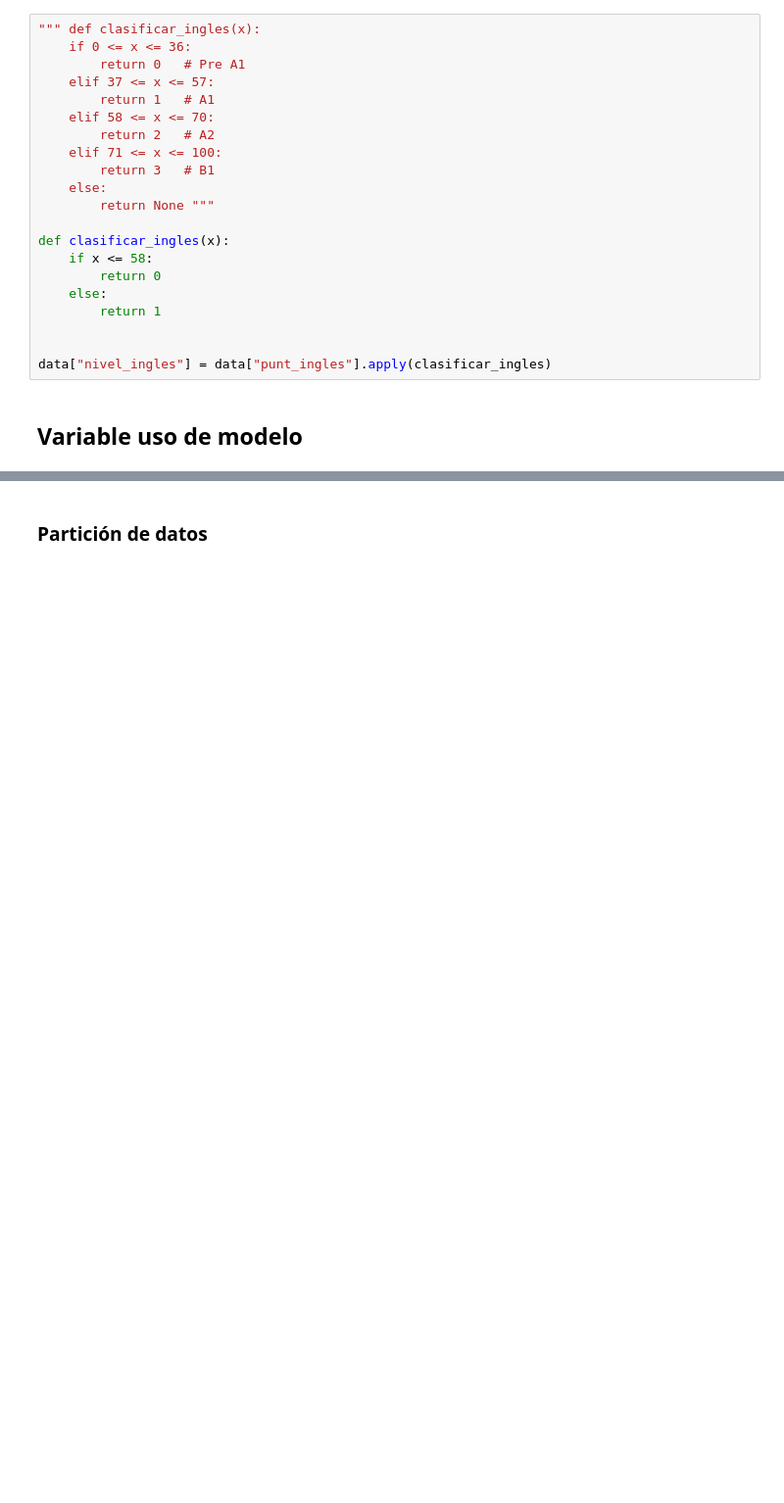
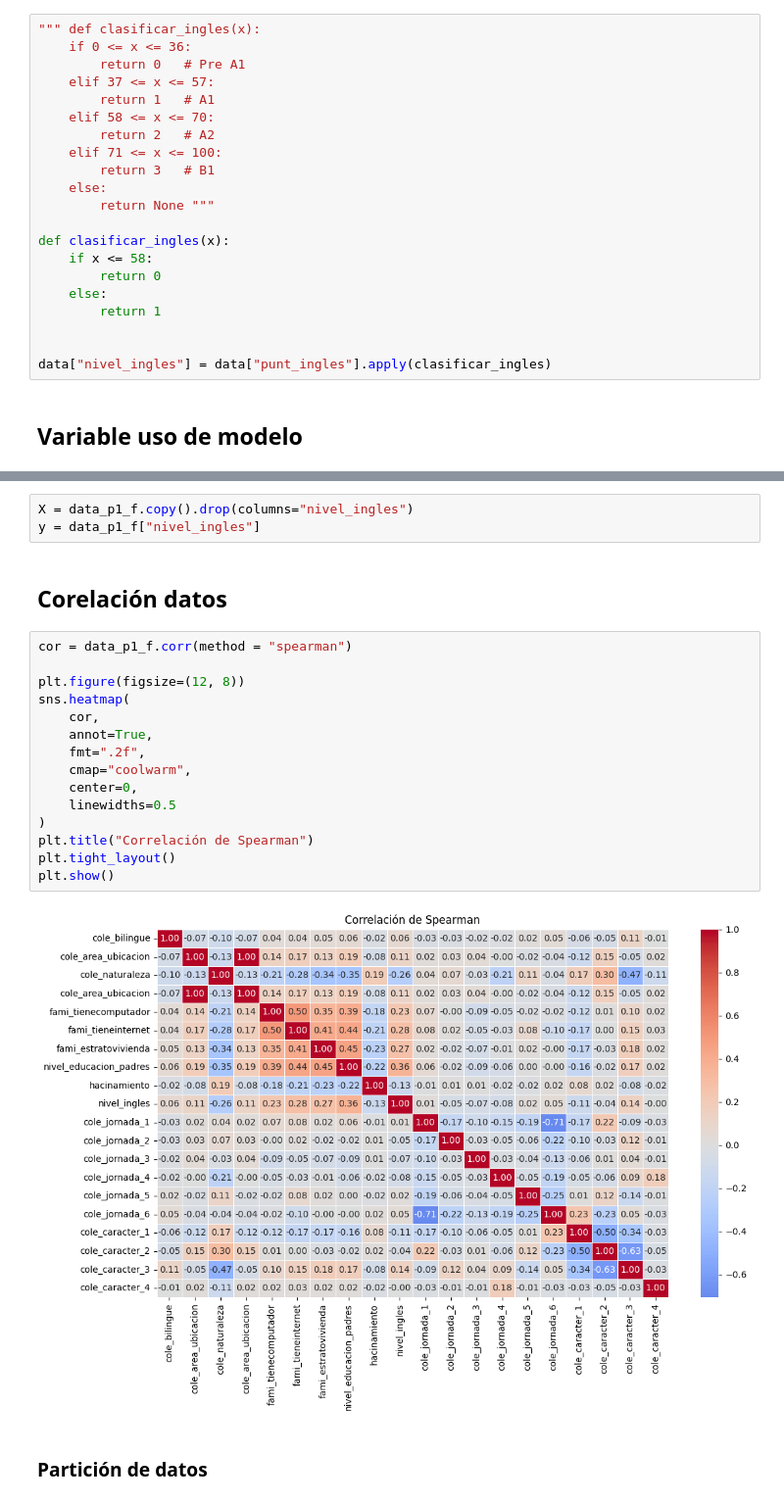
Before and after one commit to Squintana05/Proyecto2_AnalComp, a Jupyter notebook: ciencia_datos/ciencia_datosJQ/pregunta2_modelo.ipynb, the cells around one changed output, grey strips where cells are left out. Shown at 98% size. Drawn from its saved outputs; the diff is of its cells as text; blank space fills up the shorter version.

```diff
--- a/ciencia_datos/ciencia_datosJQ/pregunta2_modelo.ipynb
+++ b/ciencia_datos/ciencia_datosJQ/pregunta2_modelo.ipynb
@@ -81,3 +124,25 @@ X = data_p1.drop(columns=["nivel_ingles", "cole_mcpio_ubicacion"])
+# %%
+X = data_p1_f.copy().drop(columns="nivel_ingles")
+y = data_p1_f["nivel_ingles"]
+# %% [markdown]
+## Corelación datos
+# %%
+cor = data_p1_f.corr(method = "spearman")
+
+plt.figure(figsize=(12, 8))
+sns.heatmap(
+    cor,
+    annot=True,
+    fmt=".2f",
+    cmap="coolwarm",
+    center=0,
+    linewidths=0.5
+)
+plt.title("Correlación de Spearman")
+plt.tight_layout()
+plt.show()
+# %% [output]
+[figure, added]
 # %% [markdown]
 ### Partición de datos
 # %%
```
Also changed, not shown: parts of 7 cells of this notebook.
